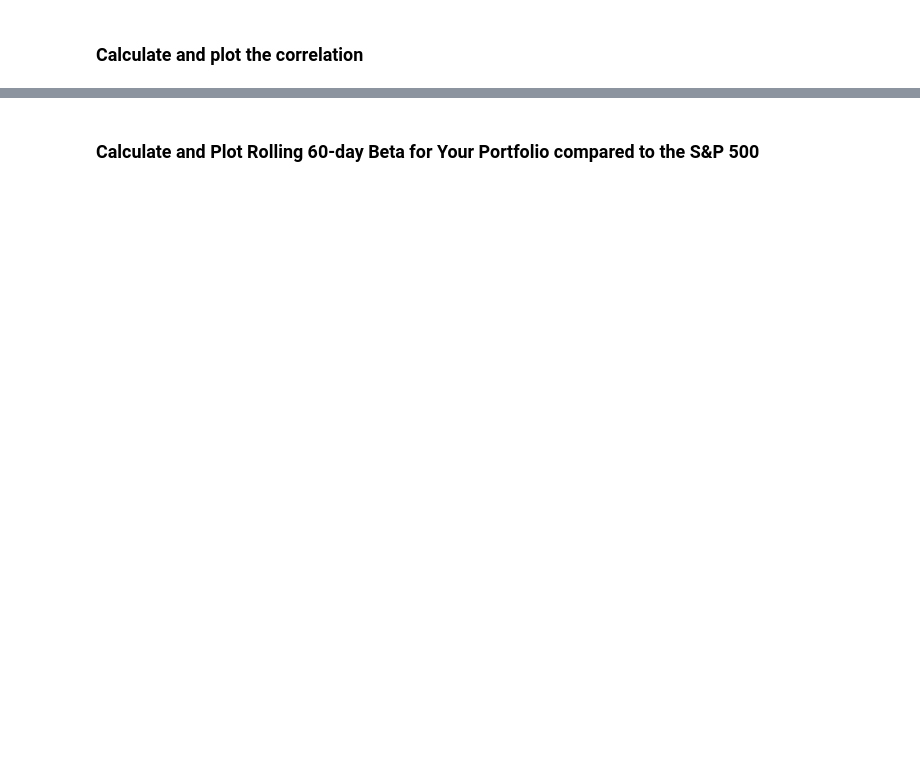
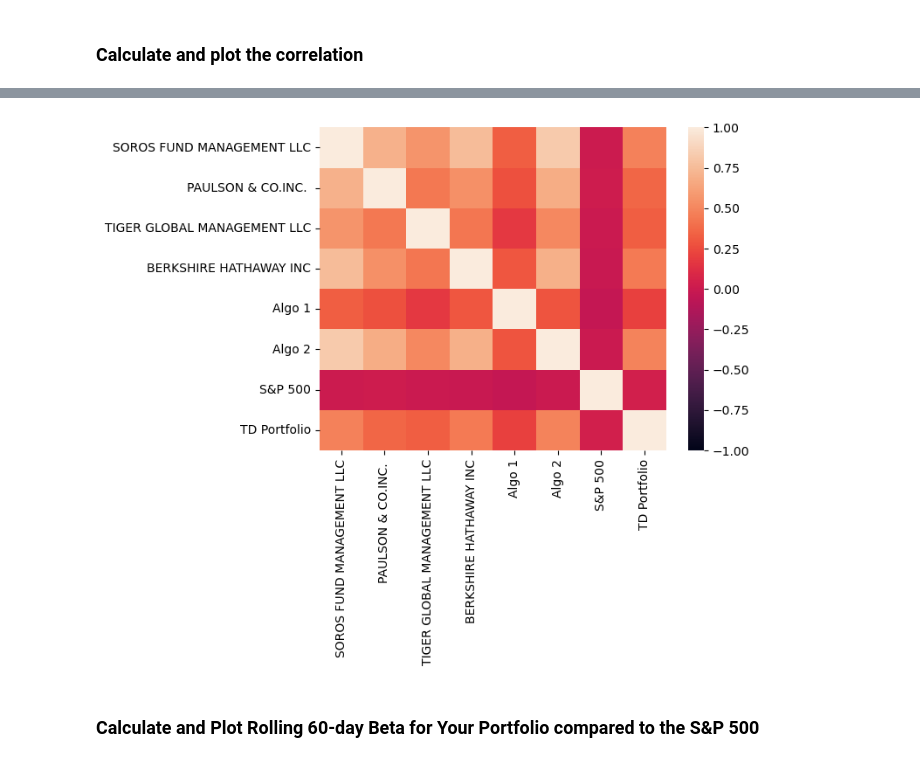
Before and after one commit to TDanner7/Portfolio-Review, a Jupyter notebook: Starter_Code/whale_analysis.ipynb, the cells around one changed output, grey strips where cells are left out. Drawn from its saved outputs; the diff is of its cells as text; code cells hidden in the pictures; blank space fills up the shorter version.

```diff
--- a/Starter_Code/whale_analysis.ipynb
+++ b/Starter_Code/whale_analysis.ipynb
@@ -587,3 +639,6 @@ all_portfolio_returns.head()
 ### Calculate and plot the correlation
 # %%
 # Calculate and plot the correlation
+# Calculate the correlation
+all_port_correlation = all_portfolio_returns.corr()
+all_port_correlation
@@ -590,2 +655,7 @@ all_portfolio_returns.head()
+# %%
+#show heatmap
+sns.heatmap(all_port_correlation, vmin=-1, vmax=1);
+# %% [output]
+[figure, added]
 # %% [markdown]
 ### Calculate and Plot Rolling 60-day Beta for Your Portfolio compared to the S&P 500
```
Also changed, not shown: parts of 25 cells of this notebook.
